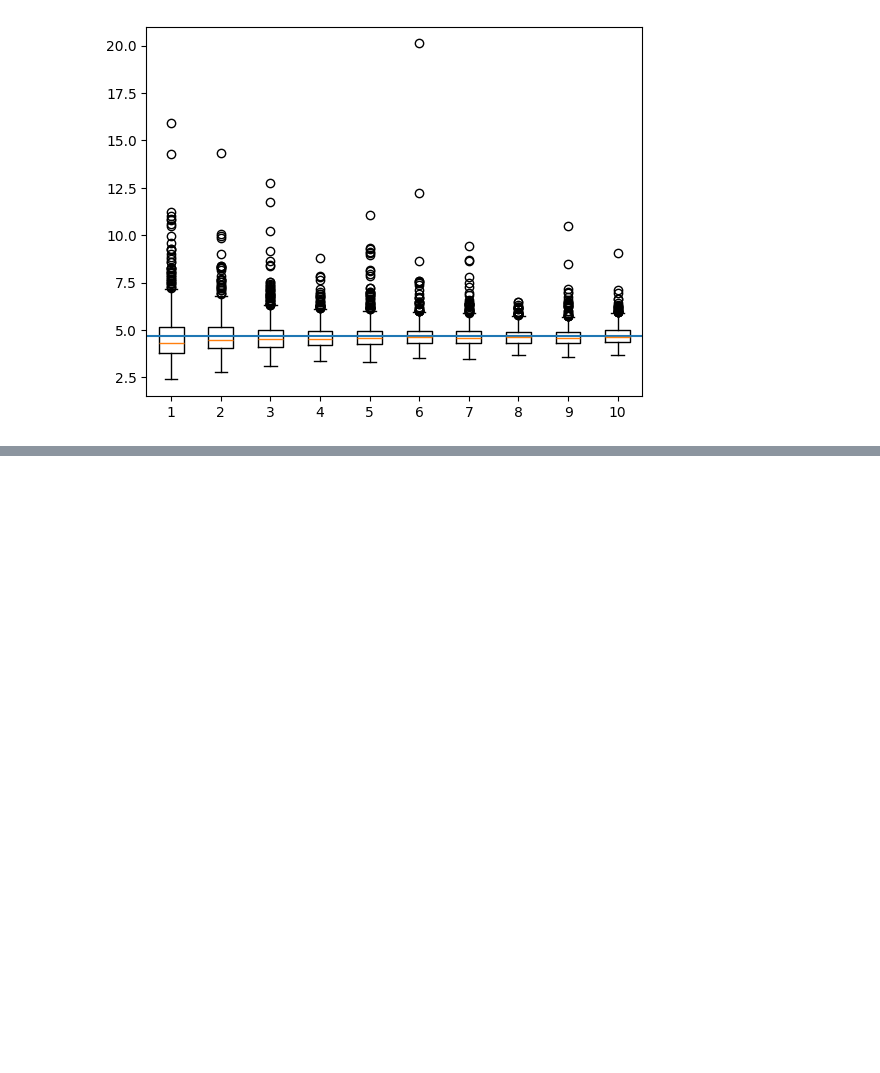
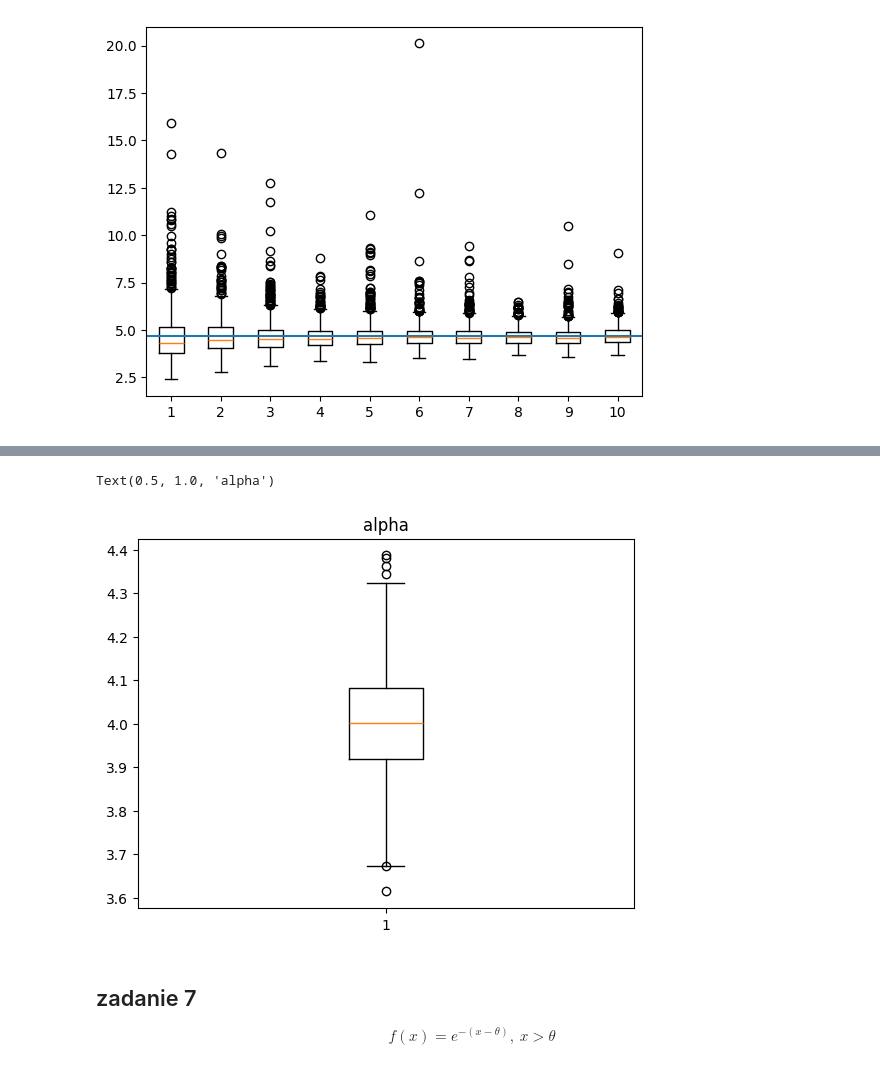
Before and after one commit to MariaNowacka/4-semestr, a Jupyter notebook: statystyka/lista4.ipynb, the cells around one changed output, grey strips where cells are left out. Saved outputs shown, nothing was run; the diff lists cells and outputs as text; code cells hidden in the pictures; blank space fills up the shorter version.

```diff
--- a/statystyka/lista4.ipynb
+++ b/statystyka/lista4.ipynb
@@ -271,0 +329,10 @@ plt.show()
+# %%
+plt.boxplot(alphas)
+plt.title('alpha')
+# %% [output]
+Text(0.5, 1.0, 'alpha')
+[figure, added]
+# %% [markdown]
+## zadanie 7
+
+$$f(x) = e^{-(x- \theta)}, ~x>\theta $$
```
Also changed, not shown: parts of 31 cells of this notebook.
